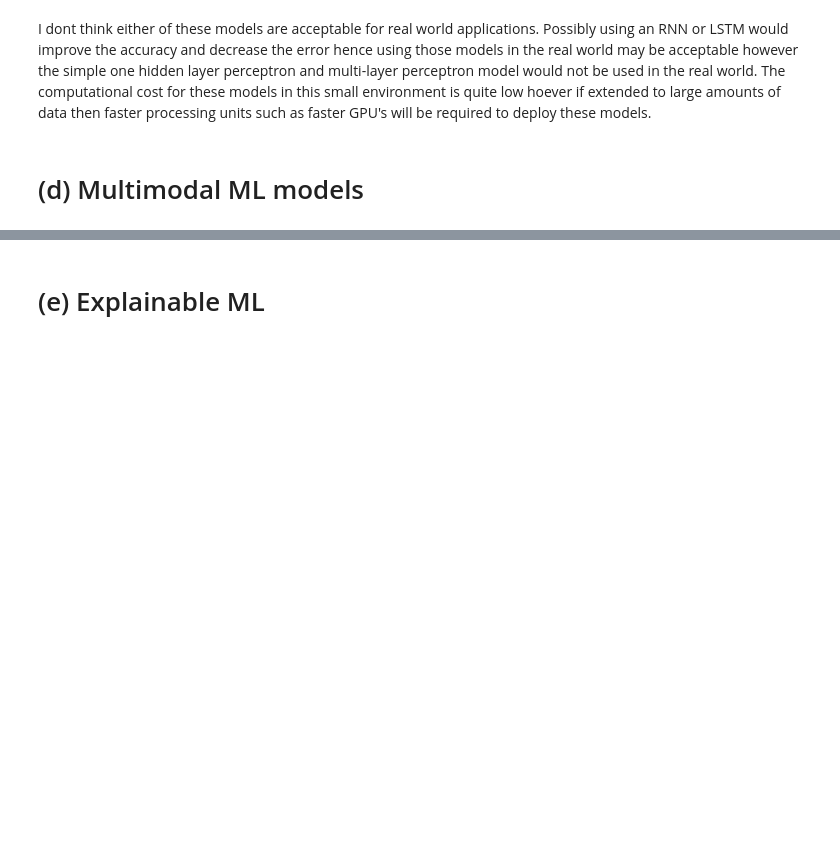
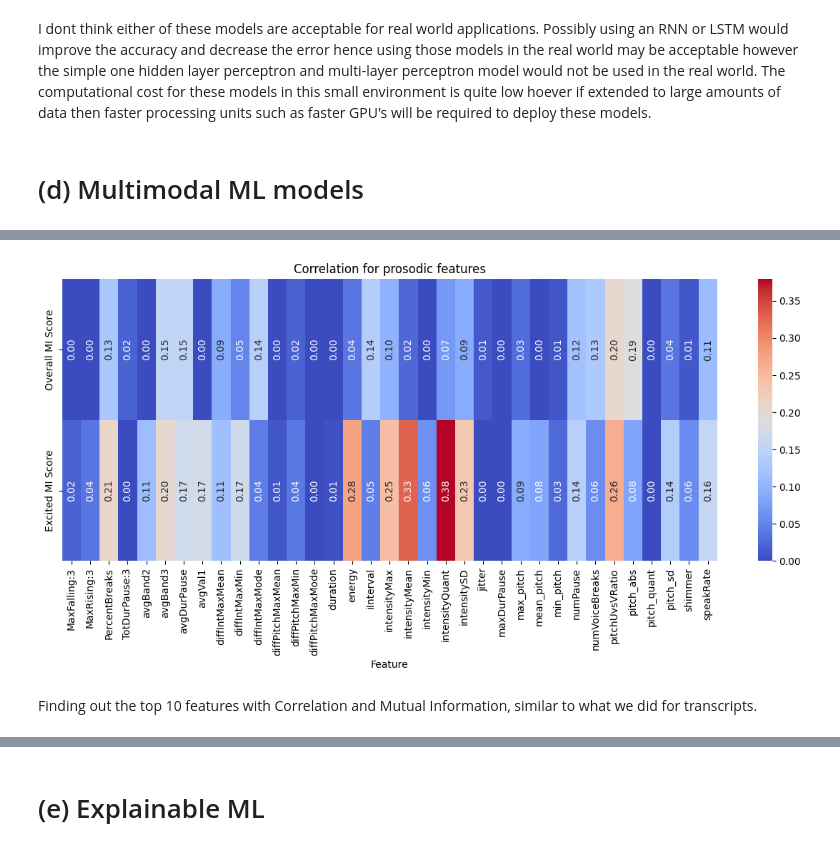
Before and after one commit to ccsterns86/CSCI5622_Team5_HW4, a Jupyter notebook: final_report.ipynb, the cells around one changed output, grey strips where cells are left out. Saved outputs shown, nothing was run; the diff lists cells and outputs as text; code cells hidden in the pictures; blank space fills up the shorter version.

```diff
--- a/final_report.ipynb
+++ b/final_report.ipynb
@@ -770,0 +806,2 @@ I dont think either of these models are acceptable for real world applications.
+# %%
+mi_df = get_mi(prosodic_train_set.drop('Participant', axis=1), prosodic_train_set.columns[1:], scores_train_set)
@@ -770,0 +817,16 @@ I dont think either of these models are acceptable for real world applications.
+# %%
+mi_matrix = mi_df.set_index('Feature').T
+
+fig, axes = plt.subplots(1, 1, figsize=(12,6))
+
+#Plot overall correlation
+ax = sns.heatmap(mi_matrix, annot=True, fmt=".2f", cmap='coolwarm', cbar=True)
+for t in ax.texts: t.set_rotation(90)
+axes.set_title('Correlation for prosodic features')
+
+plt.tight_layout()
+plt.show()
+# %% [output]
+[figure, added]
+# %% [markdown]
+Finding out the top 10 features with Correlation and Mutual Information, similar to what we did for transcripts.
```
Also changed, not shown: parts of 43 cells of this notebook.
